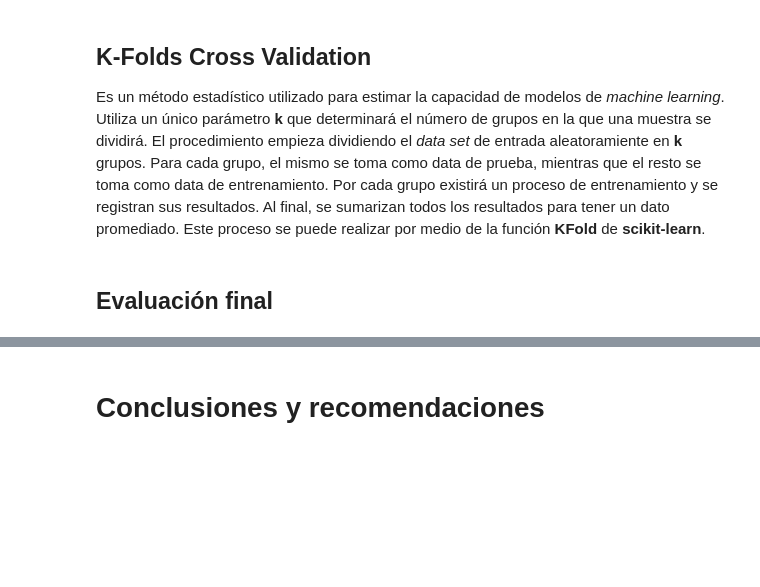
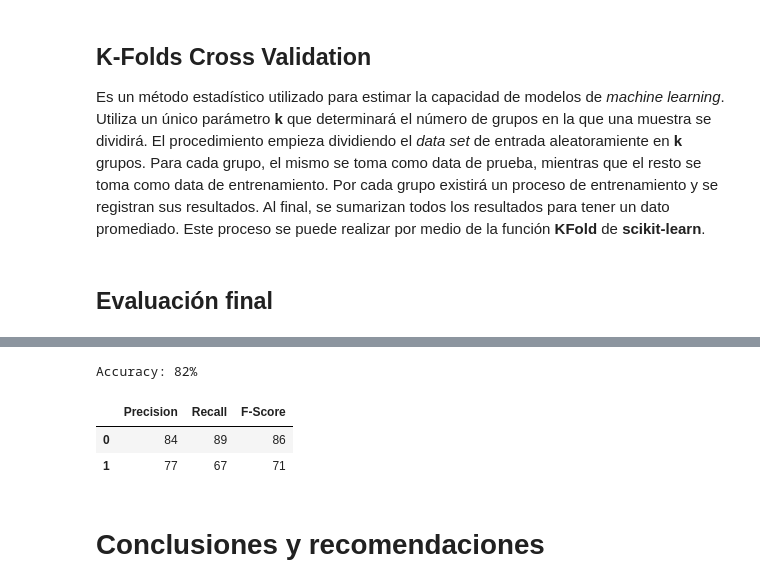
Before and after one commit to gustavo-alvarado/proyecto-ml, a Jupyter notebook: Proyecto - Gustavo Alvarado.ipynb, the cells around one changed output, grey strips where cells are left out. Drawn from its saved outputs; the diff is of its cells as text; code cells hidden in the pictures; blank space fills up the shorter version.

```diff
--- a/Proyecto - Gustavo Alvarado.ipynb
+++ b/Proyecto - Gustavo Alvarado.ipynb
@@ -532,2 +599,13 @@ def ensembleLearning(x_train, y_train, x_test, y_test):
+# %%
+#Métricas finales
+df_metrics = pd.DataFrame({'Precision': (precision * 100).astype('int'),
+                              'Recall': (recall * 100).astype('int'),
+                              'F-Score': (fscore * 100).astype('int')})
+df_metrics.style.set_caption('Accuracy: ' + str(int(accuracy * 100)) + "%")
+# %% [output]
+Accuracy: 82%
+|  | Precision | Recall | F-Score |
+| 0 | 84 | 89 | 86 |
+| 1 | 77 | 67 | 71 |
 # %% [markdown]
 # Conclusiones y recomendaciones
```
Also changed, not shown: parts of 20 cells of this notebook, 8 other files.
